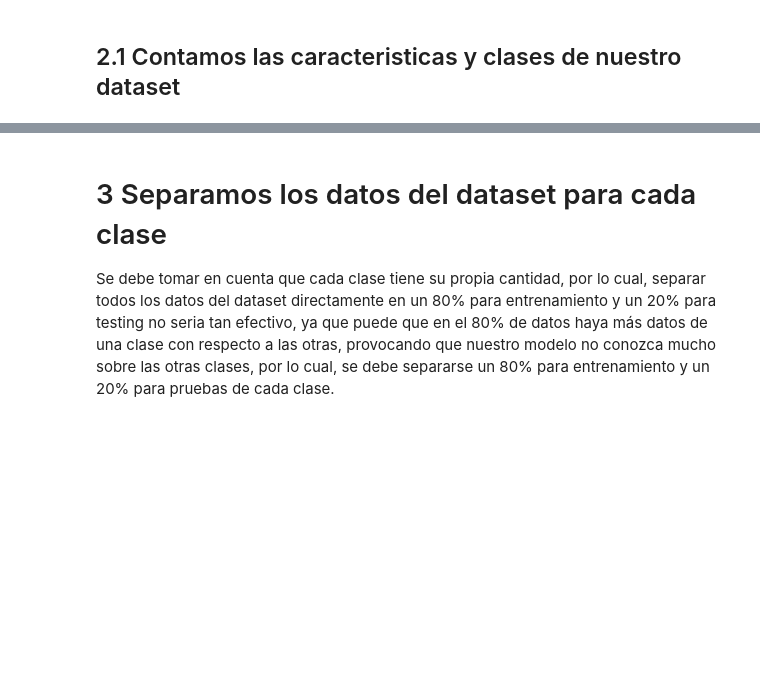
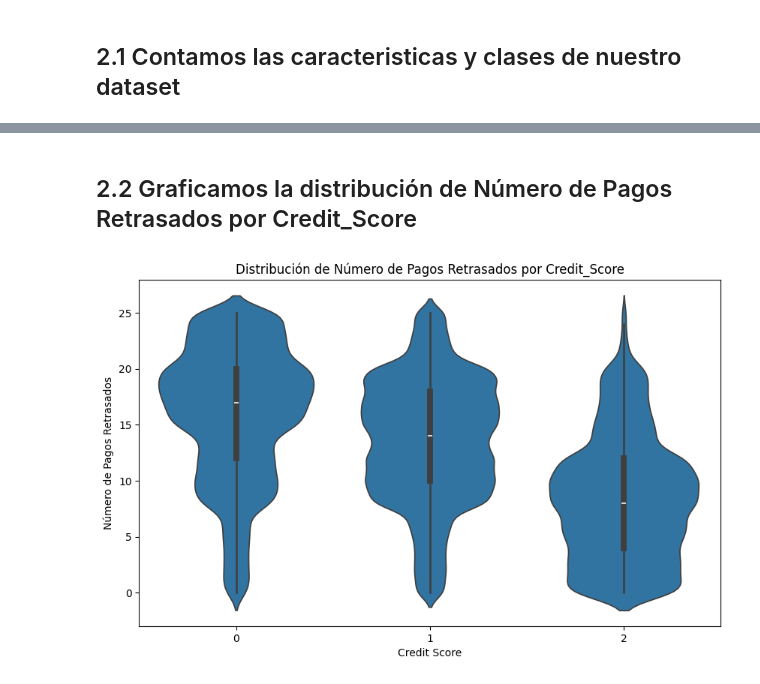
Before and after one commit to walterbvr/inteligenciaArtificial1, a Jupyter notebook: Parciales/Parcial1/Parcial1.ipynb, the cells around one changed output, grey strips where cells are left out. Saved outputs shown, nothing was run; the diff lists cells and outputs as text; code cells hidden in the pictures; blank space fills up the shorter version.

```diff
--- a/Parciales/Parcial1/Parcial1.ipynb
+++ b/Parciales/Parcial1/Parcial1.ipynb
@@ -68,3 +62,16 @@ La cantidad de clases es: 3
-# %% [markdown]
-# 3 Separamos los datos del dataset para cada clase
-Se debe tomar en cuenta que cada clase tiene su propia cantidad, por lo cual, separar todos los datos del dataset directamente en un 80% para entrenamiento y un 20% para testing no seria tan efectivo, ya que puede que en el 80% de datos haya más datos de una clase con respecto a las otras, provocando que nuestro modelo no conozca mucho sobre las otras clases, por lo cual, se debe separarse un 80% para entrenamiento y un 20% para pruebas de cada clase.
+# %% [markdown]
+## 2.2 Graficamos la distribución de Número de Pagos Retrasados por Credit_Score
+# %%
+# Creamos un gráfico de violin
+plt.figure(figsize=(10, 6))
+sns.violinplot(x='Credit_Score', y='Num_of_Delayed_Payment', data=data)
+
+# Añadimos títulos y etiquetas
+plt.title('Distribución de Número de Pagos Retrasados por Credit_Score')
+plt.xlabel('Credit Score')
+plt.ylabel('Número de Pagos Retrasados')
+
+# Mostramos la gráfica
+plt.show()
+# %% [output]
+[figure, added]
```
Also changed, not shown: parts of 73 cells of this notebook, 1 other file.
